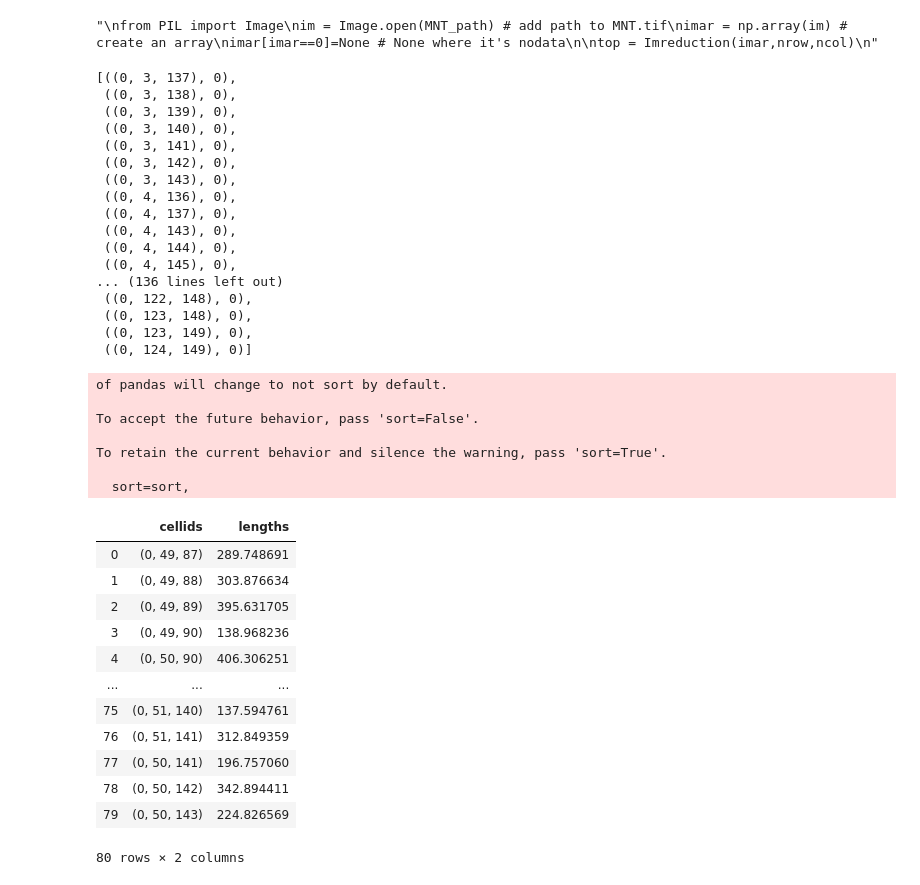
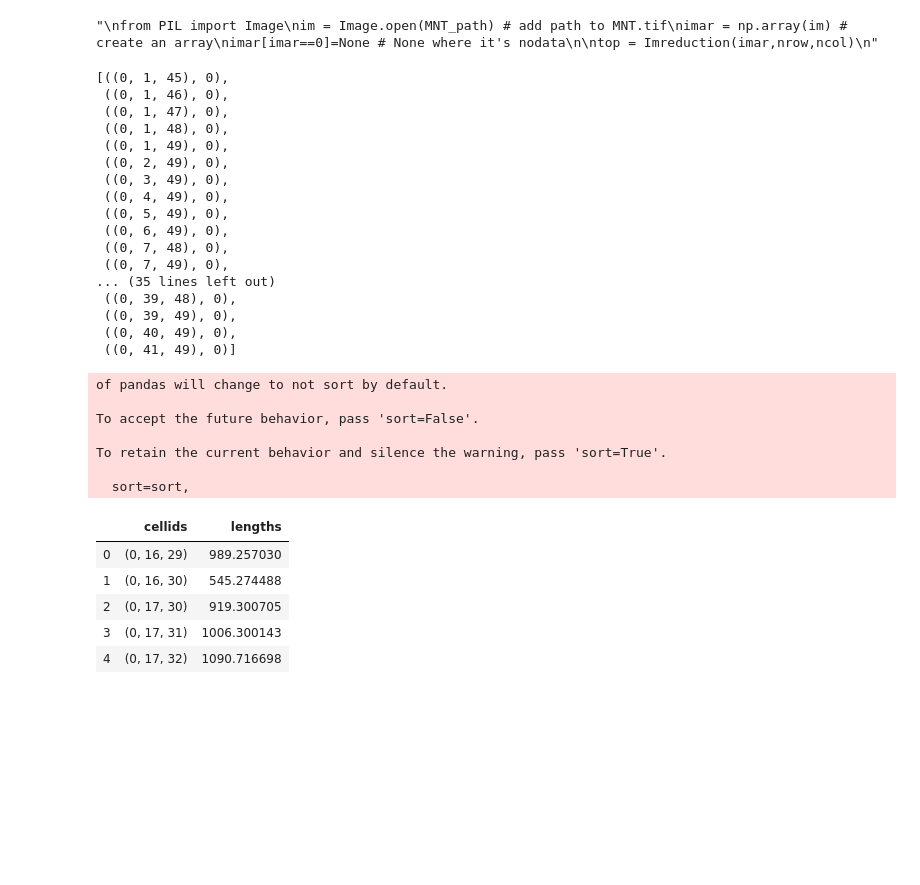
Before and after one commit to LudovicSchorpp/TM_Ludovic_Schorpp, a Jupyter notebook: codes_tests/Modeles2D/test_premier_model/test_premier_model.ipynb, the cells around one changed output. Saved outputs shown, nothing was run; the diff lists cells and outputs as text; code cells hidden in the pictures; blank space fills up the shorter version.

```diff
--- a/codes_tests/Modeles2D/test_premier_model/test_premier_model.ipynb
+++ b/codes_tests/Modeles2D/test_premier_model/test_premier_model.ipynb
@@ -23,7 +25,7 @@ model_name="dis_test"
 exe_name="../../exe/mf6"
 # %%
 R_path="../data/limiteModeleRoussillon_poly.shp" # path to the shp of the aquifer
-MNT_path= "../../../../../MNT_50.tif"
+MNT_path= "../data/MNT/MNT_50.tif"
 Agly_path="../data/Fleuves/Agly_ludo.shp" # path to Agly
 Tet_path="../data/Fleuves/Tet_ludo.shp"
 
@@ -34,8 +36,8 @@ x0,y0,x1,y1 = get_MNTbbox(MNT_path)
 Lx = x1-x0
 Ly = y1-y0
 nlay = 1
-ncol = 150
-nrow = 150
+ncol = 50
+nrow = 50
 delr = np.ones(ncol)*(Lx/ncol)
 delc = np.ones(nrow)*(Ly/nrow)
 botm = -50
@@ -82,49 +84,42 @@ for x in lst_chd:
     chd_lst.append((x,CHD))
 chd_lst
 # %% [output]
-[((0, 3, 137), 0),
- ((0, 3, 138), 0),
- ((0, 3, 139), 0),
- ((0, 3, 140), 0),
- ((0, 3, 141), 0),
- ((0, 3, 142), 0),
- ((0, 3, 143), 0),
- ((0, 4, 136), 0),
- ((0, 4, 137), 0),
- ((0, 4, 143), 0),
- ((0, 4, 144), 0),
- ((0, 4, 145), 0),
-... (136 lines left out)
- ((0, 122, 148), 0),
- ((0, 123, 148), 0),
- ((0, 123, 149), 0),
- ((0, 124, 149), 0)]
+[((0, 1, 45), 0),
+ ((0, 1, 46), 0),
+ ((0, 1, 47), 0),
+ ((0, 1, 48), 0),
+ ((0, 1, 49), 0),
+ ((0, 2, 49), 0),
+ ((0, 3, 49), 0),
+ ((0, 4, 49), 0),
+ ((0, 5, 49), 0),
+ ((0, 6, 49), 0),
+ ((0, 7, 48), 0),
+ ((0, 7, 49), 0),
+... (35 lines left out)
+ ((0, 39, 48), 0),
+ ((0, 39, 49), 0),
+ ((0, 40, 49), 0),
+ ((0, 41, 49), 0)]
 # %%
 #BC Agly
 BC_Agly = gp.read_file(Agly_path)
 df_agy = import_riv(grid,BC_Agly)
-df_agy
+df_agy.head()
 # %% [output]
 of pandas will change to not sort by default.
 
 To accept the future behavior, pass 'sort=False'.
 
 To retain the current behavior and silence the warning, pass 'sort=True'.
 
   sort=sort,
 |  | cellids | lengths |
-| 0 | (0, 49, 87) | 289.748691 |
-| 1 | (0, 49, 88) | 303.876634 |
-| 2 | (0, 49, 89) | 395.631705 |
-| 3 | (0, 49, 90) | 138.968236 |
-| 4 | (0, 50, 90) | 406.306251 |
-| ... | ... | ... |
-| 75 | (0, 51, 140) | 137.594761 |
-| 76 | (0, 51, 141) | 312.849359 |
-| 77 | (0, 50, 141) | 196.757060 |
-| 78 | (0, 50, 142) | 342.894411 |
-| 79 | (0, 50, 143) | 224.826569 |
+| 0 | (0, 16, 29) | 989.257030 |
+| 1 | (0, 16, 30) | 545.274488 |
+| 2 | (0, 17, 30) | 919.300705 |
+| 3 | (0, 17, 31) | 1006.300143 |
+| 4 | (0, 17, 32) | 1090.716698 |
-80 rows × 2 columns
 # %%
 #drop cellids which are already constant head
 a = inter_lst(df_agy.cellids, lst_chd)
```
Also changed, not shown: parts of 14 cells of this notebook, 25 other files.
